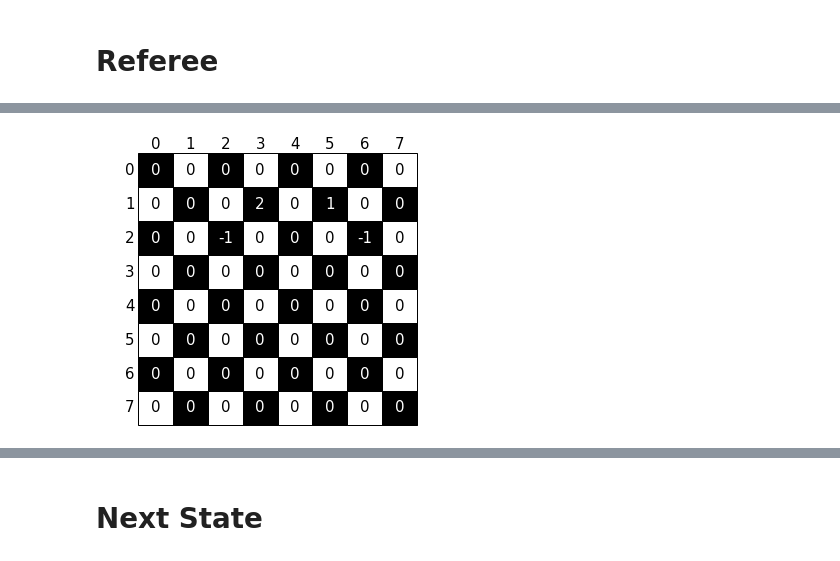
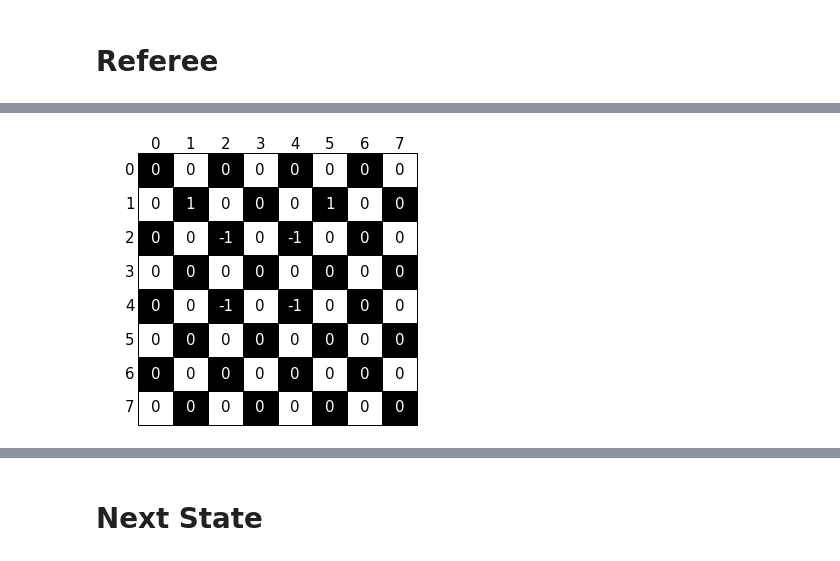
Before and after one commit to federicoschiaffino/Eldo, a Jupyter notebook: Eldo/Eldo_Dama_Italiana.ipynb, the cells around one changed output, grey strips where cells are left out. Drawn from its saved outputs; the diff is of its cells as text; code cells hidden in the pictures.

```diff
--- a/Eldo/Eldo_Dama_Italiana.ipynb
+++ b/Eldo/Eldo_Dama_Italiana.ipynb
@@ -1549,14 +1527,16 @@ vis(b)
 # %%
 bb = np.array([ 0, 0, 0, 0, 0, 0, 0, 0, 0, 0, 0, 0, 0, 0, 0, 0,  0, 0, 0, 0,
                 0, 0, 0, 0, 0, 0, 0, 0, 0, 0, 0, 0,])
 
-bb[5] = 2
+bb[4] = 1
+bb[6] = 1
 bb[9] = -1
-bb[6] = 1
-bb[11] = -1
+bb[10] = -1
+bb[17] = -1
+bb[18] = -1
 
 
 
 vis(bb)
 # %% [output]
-[figure, old version]
+[figure, new version]
```
Also changed, not shown: parts of 18 cells of this notebook.
